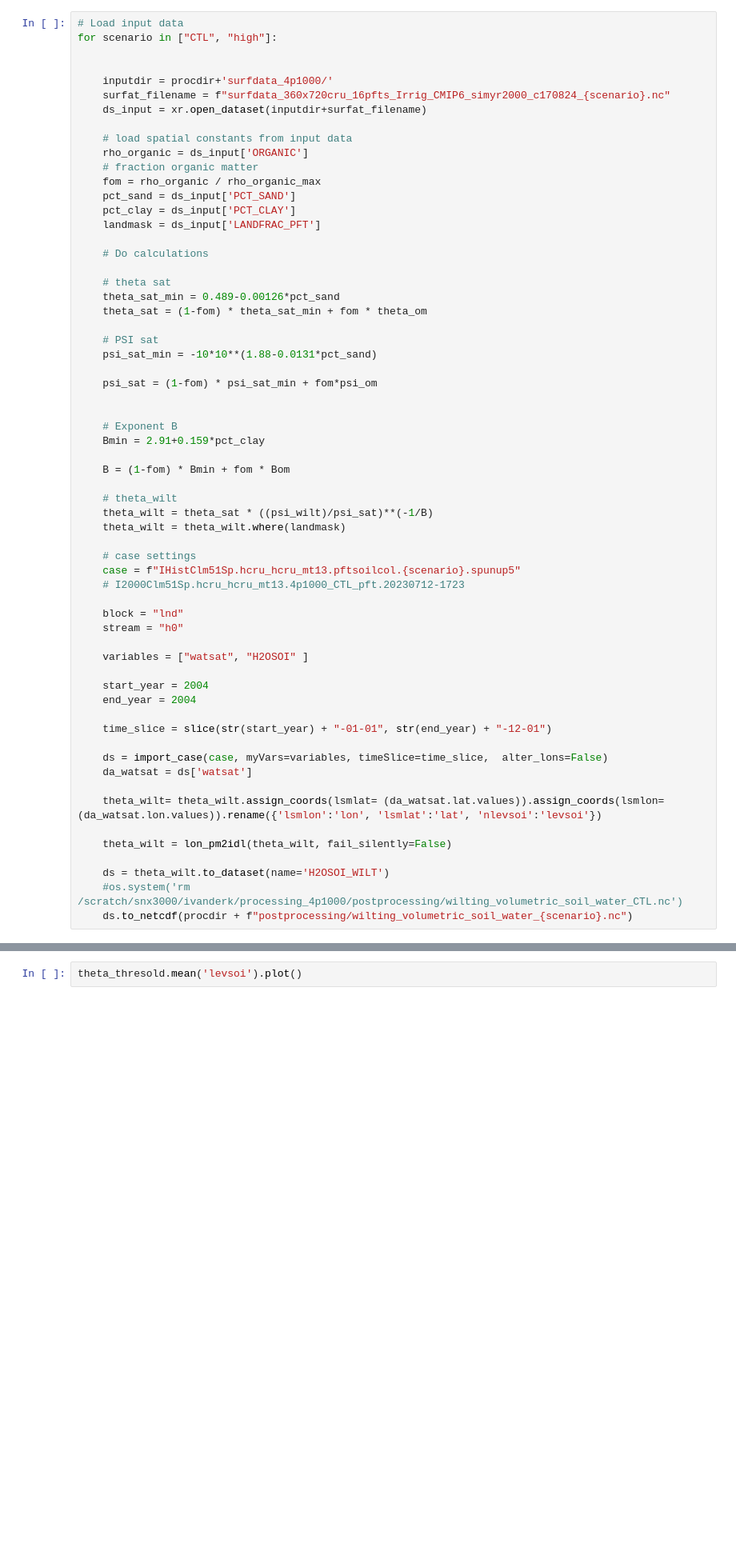
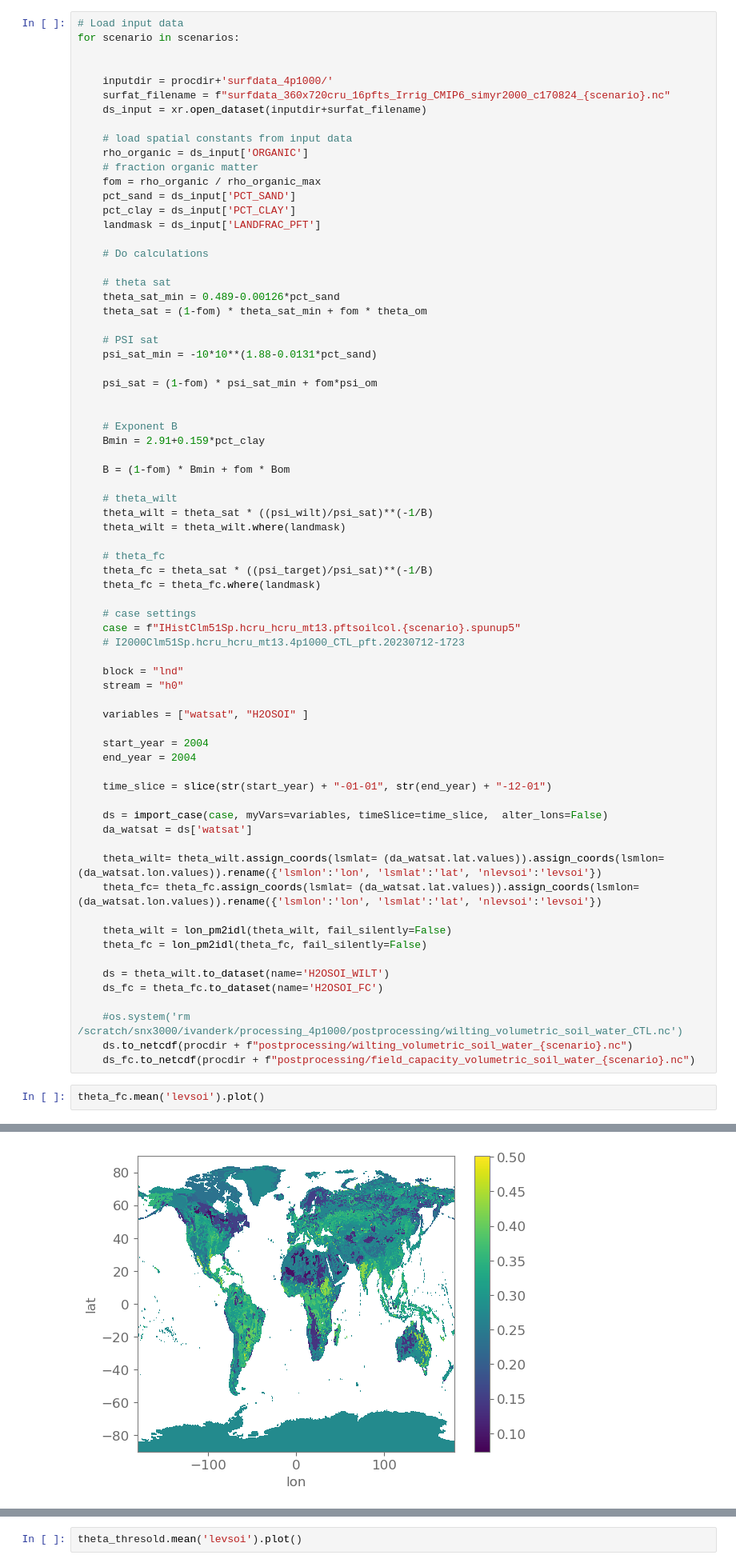
Before and after one commit to Ivanderkelen/Vanderkelen_etal_2025_BG, a Jupyter notebook: notebooks/calc_wilting_vol_water_content.ipynb, the cells around one changed output, grey strips where cells are left out. Shown at 80% size. Saved outputs shown, nothing was run; the diff lists cells and outputs as text; blank space fills up the shorter version.

```diff
--- a/notebooks/calc_wilting_vol_water_content.ipynb
+++ b/notebooks/calc_wilting_vol_water_content.ipynb
@@ -41,7 +43,7 @@ Bom = 2.7
 rho_organic_max = 130 # from CLM parameter file
 # %%
 # Load input data
-for scenario in ["CTL", "high"]:
+for scenario in scenarios:
 
 
     inputdir = procdir+'surfdata_4p1000/'
@@ -77,6 +79,10 @@ for scenario in ["CTL", "high"]:
     theta_wilt = theta_sat * ((psi_wilt)/psi_sat)**(-1/B)
     theta_wilt = theta_wilt.where(landmask)
 
+    # theta_fc
+    theta_fc = theta_sat * ((psi_target)/psi_sat)**(-1/B)
+    theta_fc = theta_fc.where(landmask)
+
     # case settings
     case = f"IHistClm51Sp.hcru_hcru_mt13.pftsoilcol.{scenario}.spunup5"
     # I2000Clm51Sp.hcru_hcru_mt13.4p1000_CTL_pft.20230712-1723
@@ -95,9 +101,17 @@ for scenario in ["CTL", "high"]:
     da_watsat = ds['watsat']
 
     theta_wilt= theta_wilt.assign_coords(lsmlat= (da_watsat.lat.values)).assign_coords(lsmlon= (da_watsat.lon.values)).rename({'lsmlon':'lon', 'lsmlat':'lat', 'nlevsoi':'levsoi'})
+    theta_fc= theta_fc.assign_coords(lsmlat= (da_watsat.lat.values)).assign_coords(lsmlon= (da_watsat.lon.values)).rename({'lsmlon':'lon', 'lsmlat':'lat', 'nlevsoi':'levsoi'})
 
     theta_wilt = lon_pm2idl(theta_wilt, fail_silently=False)
+    theta_fc = lon_pm2idl(theta_fc, fail_silently=False)
 
     ds = theta_wilt.to_dataset(name='H2OSOI_WILT')
+    ds_fc = theta_fc.to_dataset(name='H2OSOI_FC')
+
     #os.system('rm /scratch/snx3000/ivanderk/processing_4p1000/postprocessing/wilting_volumetric_soil_water_CTL.nc')
     ds.to_netcdf(procdir + f"postprocessing/wilting_volumetric_soil_water_{scenario}.nc")
+    ds_fc.to_netcdf(procdir + f"postprocessing/field_capacity_volumetric_soil_water_{scenario}.nc")
+# %%
+theta_fc.mean('levsoi').plot()
+# %% [output]
@@ -103,0 +119 @@ for scenario in ["CTL", "high"]:
+[figure, added]
```
Also changed, not shown: parts of 5 cells of this notebook, 32 other files.
